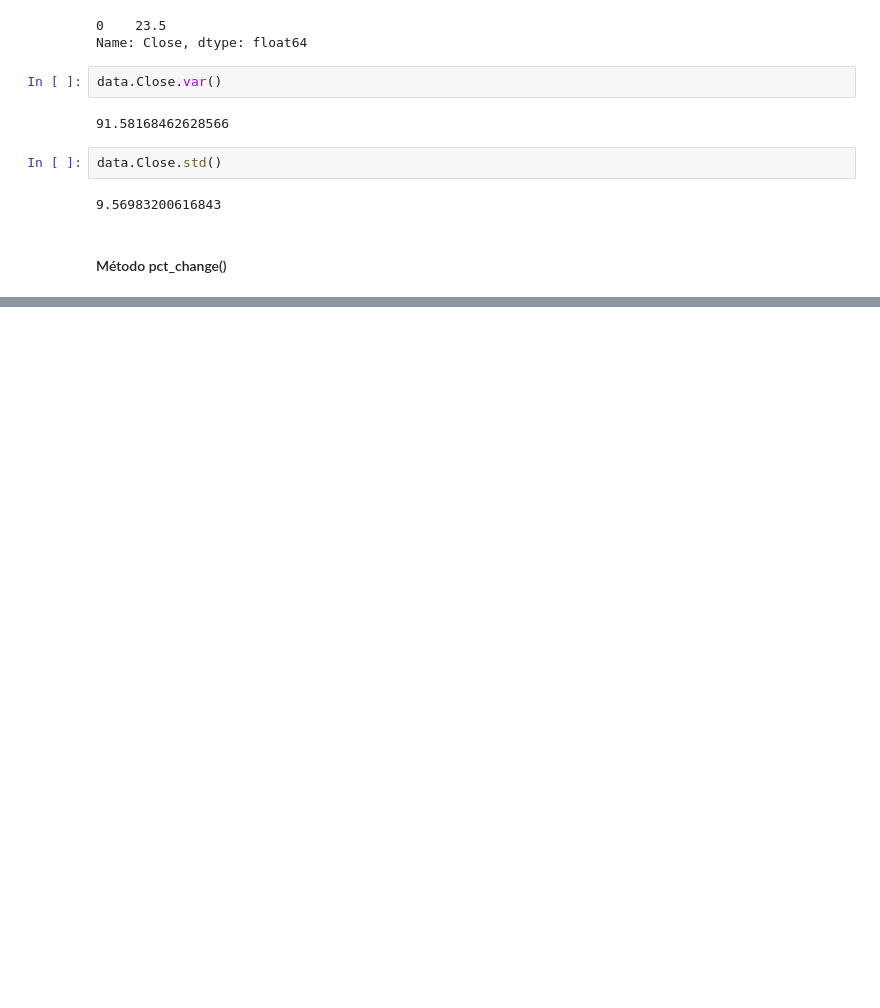
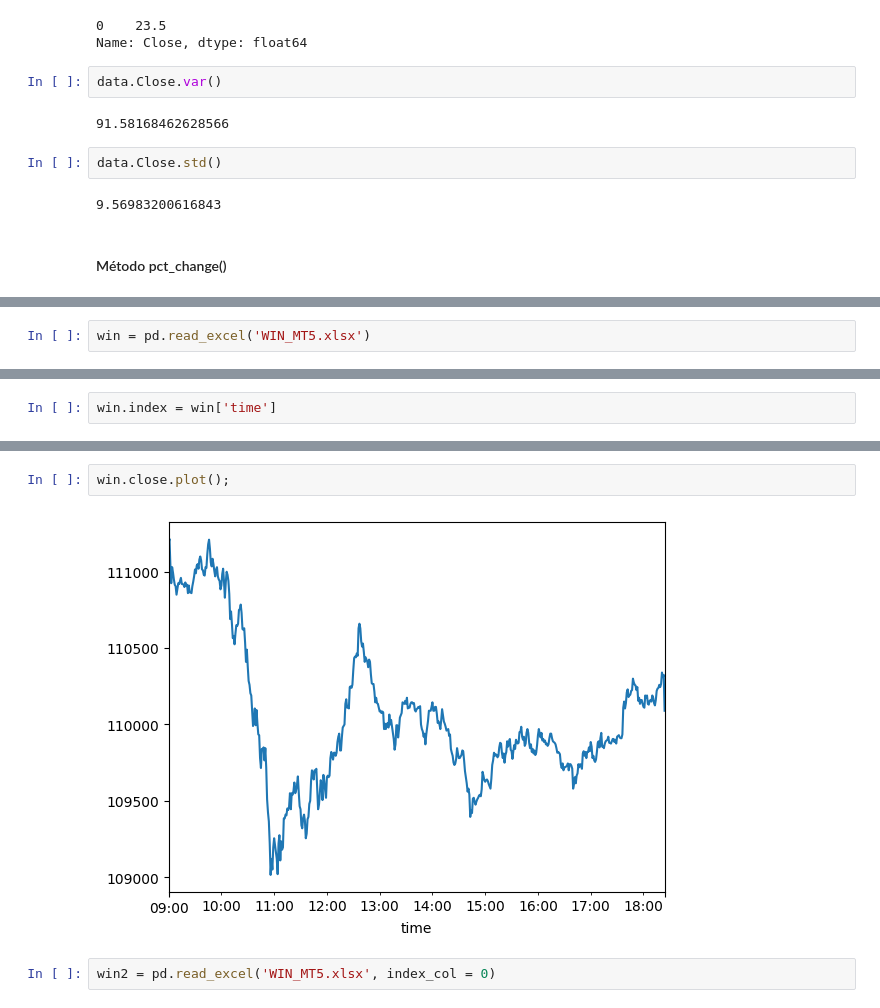
Before and after one commit to Bruno85309/PMF_2024, a Jupyter notebook: Modulo_02_Manipulacao_de_Dados/02_01_Introducao_Pandas.ipynb, the cells around one changed output, grey strips where cells are left out. Saved outputs shown, nothing was run; the diff lists cells and outputs as text; blank space fills up the shorter version.

```diff
--- a/Modulo_02_Manipulacao_de_Dados/02_01_Introducao_Pandas.ipynb
+++ b/Modulo_02_Manipulacao_de_Dados/02_01_Introducao_Pandas.ipynb
@@ -226,0 +356,2 @@ data.Close.std()
+# %%
+win = pd.read_excel('WIN_MT5.xlsx')
@@ -226,0 +387,2 @@ data.Close.std()
+# %%
+win.index = win['time']
@@ -226,0 +406,6 @@ data.Close.std()
+# %%
+win.close.plot();
+# %% [output]
+[figure, added]
+# %%
+win2 = pd.read_excel('WIN_MT5.xlsx', index_col = 0)
```
Also changed, not shown: parts of 47 cells of this notebook, 8 other files.
